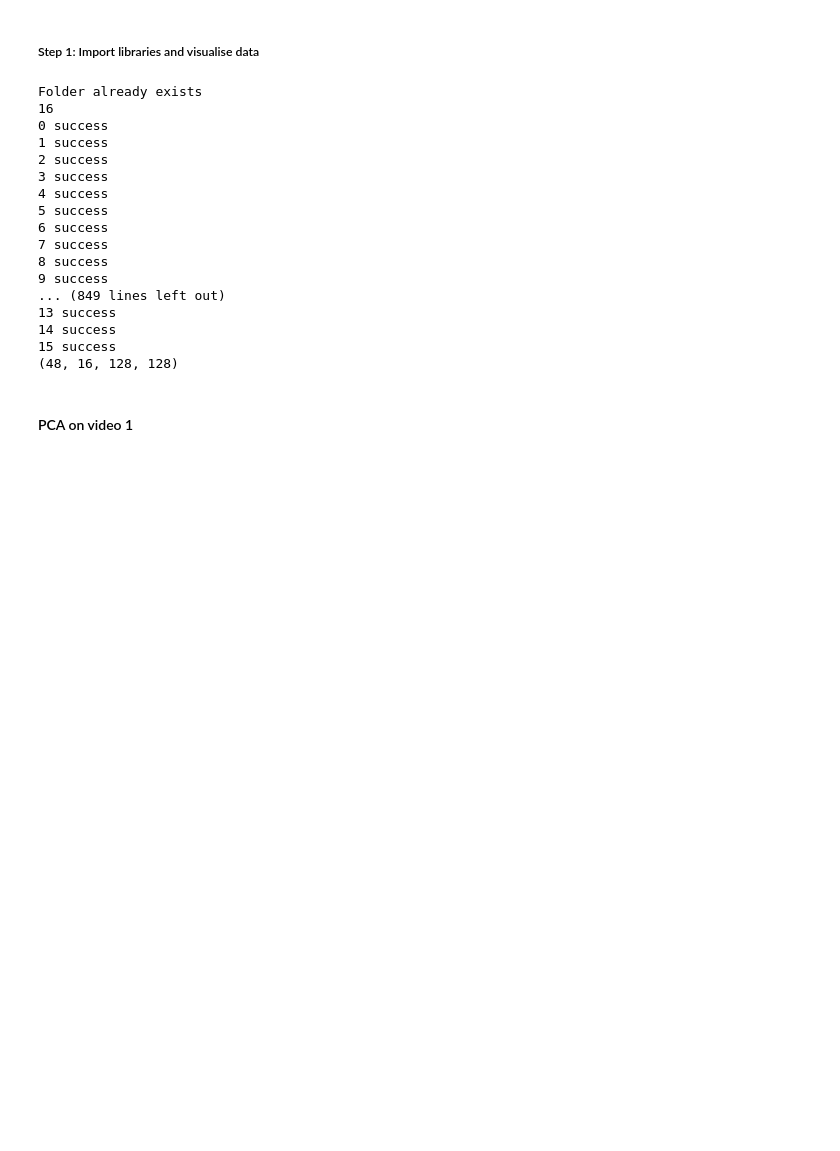
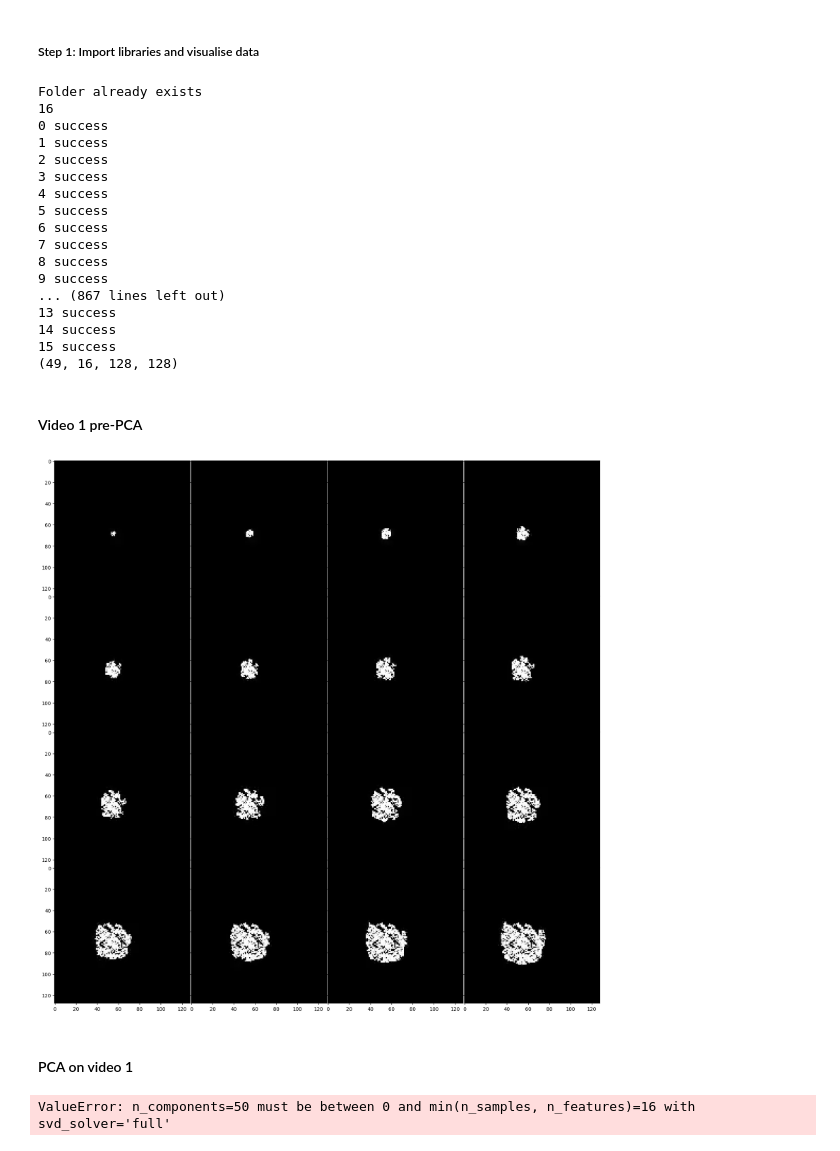
Before and after one commit to Kishok-S-123/Fire_Chimney, a Jupyter notebook: fire_chimney.ipynb, the cells around one changed output. Cells and saved outputs as stored; diff of their text form; code cells hidden in the pictures; blank space fills up the shorter version.

Commit message:
visualisation

```diff
--- a/fire_chimney.ipynb
+++ b/fire_chimney.ipynb
@@ -19,9 +18,9 @@ import skvideo.io
 # %%
-videos = np.zeros((48, 16, 128, 128))
+videos = np.zeros((49, 16, 128, 128))
 
 
-for i in range(48):
-    path = 'data/video_' + str(i+1)
+for i in range(49):
+    path = 'data/video_' + str(i)
 
     if not os.path.exists(path):
         os.mkdir(path)
@@ -47,7 +46,7 @@ for i in range(48):
 
 
         else:
-            name = 'data/video_' + str(i + 1) + '/' + str(j + 1) +  ".png"
+            name = 'data/video_' + str(i) + '/' + str(j) +  ".png"
             g_frame = cv2.cvtColor(frame, cv2.COLOR_BGR2GRAY)
             cv2.imwrite(name, g_frame)
             frames[j,:,:] = np.array(g_frame)
@@ -74,10 +73,52 @@ Folder already exists
 7 success
 8 success
 9 success
-... (849 lines left out)
+... (867 lines left out)
 13 success
 14 success
 15 success
-(48, 16, 128, 128)
+(49, 16, 128, 128)
+# %% [markdown]
+#### Video 1 pre-PCA
+# %%
+video_1 = videos[0,:,:,:]
+
+fig, axs = plt.subplots(4, 4, sharey = True, sharex = True, figsize = (20,20))
+fig.subplots_adjust(wspace = 0, hspace = 0)
+
+
+for i in range(4):
+    axs[i][0].imshow((video_1[(4*i),:,:]), cmap = 'grey')
+    axs[i][1].imshow((video_1[4*(i)+1,:,:]), cmap = 'grey')
+    axs[i][2].imshow((video_1[4*(i)+2,:,:]), cmap = 'grey')
+    axs[i][3].imshow((video_1[4*(i)+3,:,:]), cmap = 'grey')
+# %% [output]
+[figure, added]
 # %% [markdown]
 #### PCA on video 1
+# %%
+no_frames, height, width = video_1.shape
+
+vid_matrix = video_1.reshape(no_frames, -1)
+
+n_components = 50
+
+pca = PCA(n_components= n_components)
+
+compressed = pca.fit_transform(vid_matrix)
+
+decomp = pca.inverse_transform(compressed)
+
+decomp = decomp.reshape(no_frames, height, width)
+
+fig, axs = plt.subplots(4, 4, sharey = True, sharex = True, figsize = (20,20))
+fig.subplots_adjust(wspace = 0, hspace = 0)
+
+
+for i in range(4):
+    axs[i][0].imshow((decomp[(4*i),:,:]), cmap = 'grey')
+    axs[i][1].imshow((decomp[4*(i)+1,:,:]), cmap = 'grey')
+    axs[i][2].imshow((decomp[4*(i)+2,:,:]), cmap = 'grey')
+    axs[i][3].imshow((decomp[4*(i)+3,:,:]), cmap = 'grey')
+# %% [output]
+ValueError: n_components=50 must be between 0 and min(n_samples, n_features)=16 with svd_solver='full'
```
Also changed, not shown: parts of 1 cell of this notebook.
